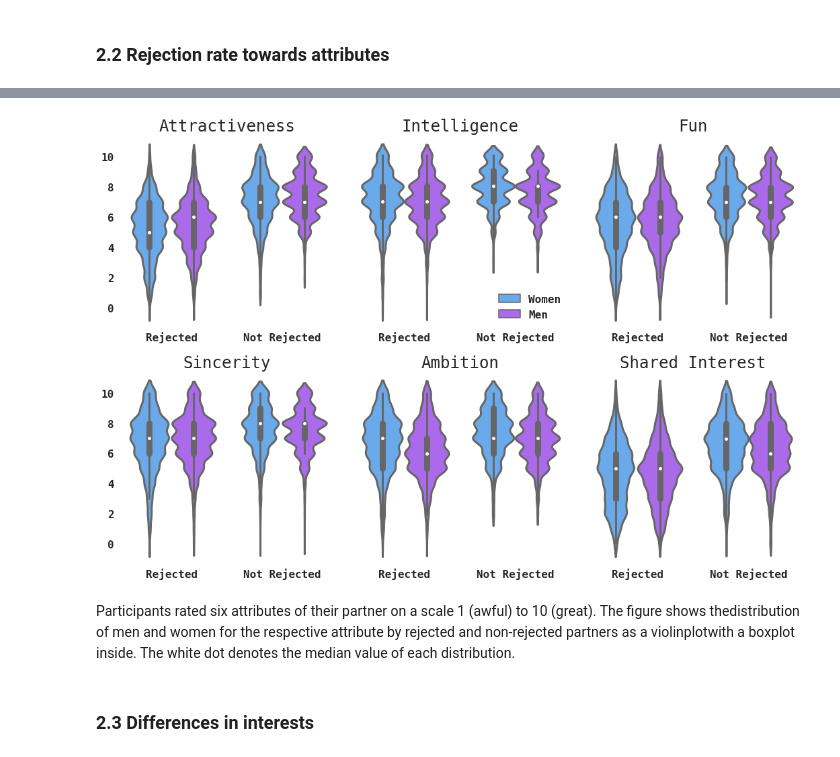
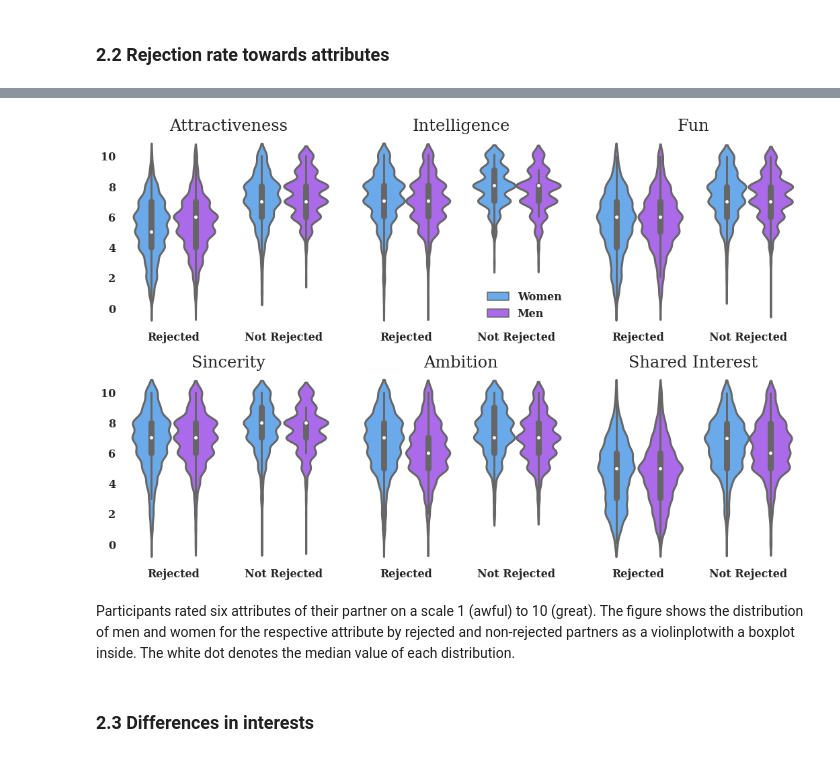
Before and after one commit to dtheo91/DataLiteracyPractical, a Jupyter notebook: EDA/Analysis.ipynb, the cells around one changed output, grey strips where cells are left out. Drawn from its saved outputs; the diff is of its cells as text; code cells hidden in the pictures.

Commit message:
changed font in plots

```diff
--- a/EDA/Analysis.ipynb
+++ b/EDA/Analysis.ipynb
@@ -161,8 +172,7 @@ attributes_clean['gender'] = np.where(attributes_clean['gender'] == "1", "Men",
 # %%
-font = {'family' : 'monospace',
+font = {'family' : 'serif',
         'weight' : 'bold',
         'size'   : 16}
-
 plt.style.use("seaborn-white")
 plt.rc('font', **
        font)
@@ -208,50 +218,40 @@ axes[0][2].set_title("Fun")
 
 axes[1][0].set_title("Sincerity")
 axes[1][1].set_title("Ambition")
 axes[1][2].set_title("Shared Interest")
 
 
 for pos in ['right', 'top', 'bottom', 'left']:
     axes[0][0].spines[pos].set_visible(False)
     axes[0][1].spines[pos].set_visible(False)
     axes[0][2].spines[pos].set_visible(False)
 
     axes[1][0].spines[pos].set_visible(False)
     axes[1][1].spines[pos].set_visible(False)
     axes[1][2].spines[pos].set_visible(False)
 
-axes[0][0].set_xticklabels(["Rejected", "Not Rejected"])
-axes[0][1].set_xticklabels(["Rejected", "Not Rejected"])
-axes[0][2].set_xticklabels(["Rejected", "Not Rejected"])
 
-axes[1][0].set_xticklabels(["Rejected", "Not Rejected"])
-axes[1][1].set_xticklabels(["Rejected", "Not Rejected"])
-axes[1][2].set_xticklabels(["Rejected", "Not Rejected"])
-
-axes[0][0].set_xlabel("")
-axes[0][1].set_xlabel("")
-axes[0][2].set_xlabel("")
-
-axes[1][0].set_xlabel("")
-axes[1][1].set_xlabel("")
-axes[1][2].set_xlabel("")
+for i in range(2):
+    for j in range(3):
+        axes[i][j].set_xticklabels(["Rejected", "Not Rejected"])
+        axes[i][j].set_xlabel("")
 
 axes[0][0].get_legend().remove()
 axes[0][2].get_legend().remove()
 
 axes[1][0].get_legend().remove()
 axes[1][1].get_legend().remove()
 axes[1][2].get_legend().remove()
 
 g2.legend(title="")
 
 plt.tight_layout()
 plt.savefig("rejection.png")
 plt.show()
 # %% [output]
-[figure, old version]
+[figure, new version]
 # %% [markdown]
-Participants rated six attributes of their partner on a scale 1 (awful) to 10 (great). The figure shows thedistribution of men and women for the respective attribute by rejected and non-rejected partners as a violinplotwith a boxplot inside. The white dot denotes the median value of each distribution.
+Participants rated six attributes of their partner on a scale 1 (awful) to 10 (great). The figure shows the distribution of men and women for the respective attribute by rejected and non-rejected partners as a violinplotwith a boxplot inside. The white dot denotes the median value of each distribution.
 # %% [markdown]
 ### 2.3 Differences in interests
 # %%
```
Also changed, not shown: parts of 3 cells of this notebook, 2 other files.
